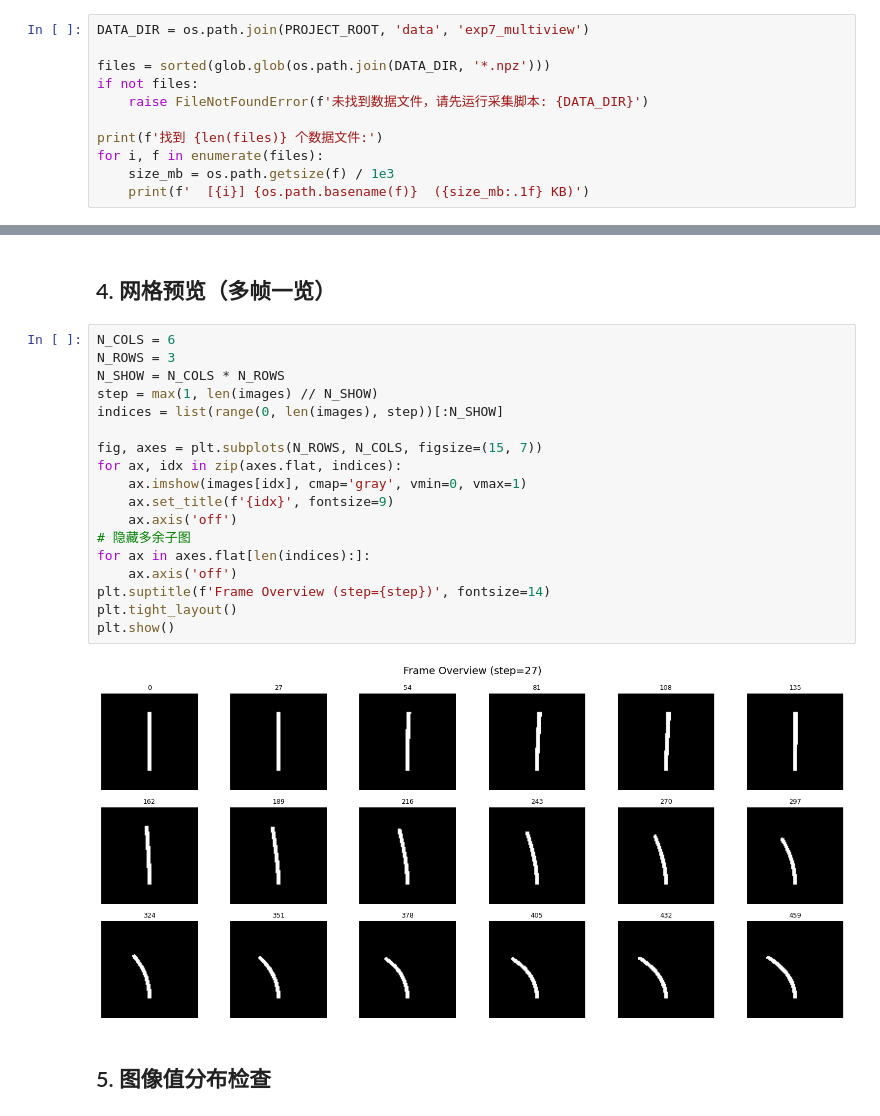
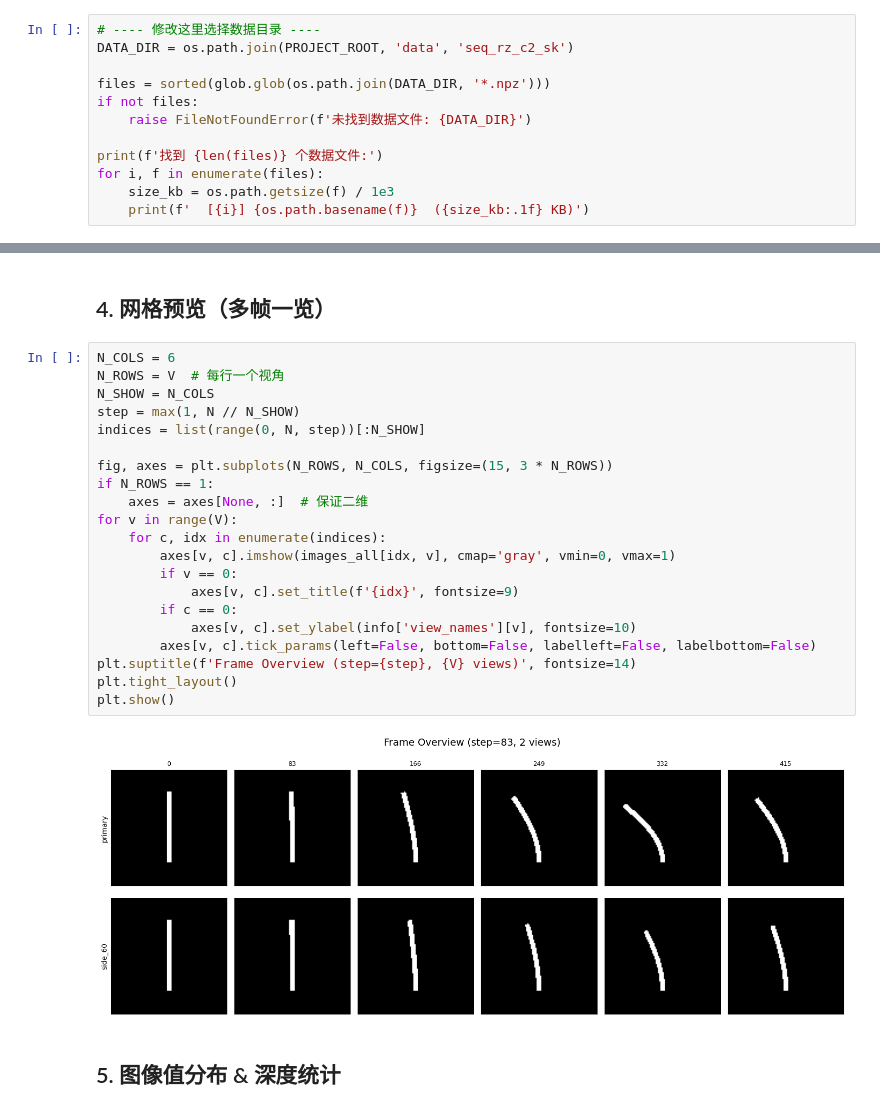
Before and after one commit to TofuR/SelfSoftRobot, a Jupyter notebook: notebooks/01_data_exploration.ipynb, the cells around one changed output, grey strips where cells are left out. Drawn from its saved outputs; the diff is of its cells as text.

```diff
--- a/notebooks/01_data_exploration.ipynb
+++ b/notebooks/01_data_exploration.ipynb
@@ -17,14 +21,15 @@ if PROJECT_ROOT not in sys.path:
 # %% [markdown]
 ## 1. 选择并加载数据文件
 # %%
-DATA_DIR = os.path.join(PROJECT_ROOT, 'data', 'exp7_multiview')
+# ---- 修改这里选择数据目录 ----
+DATA_DIR = os.path.join(PROJECT_ROOT, 'data', 'seq_rz_c2_sk')
 
 files = sorted(glob.glob(os.path.join(DATA_DIR, '*.npz')))
 if not files:
-    raise FileNotFoundError(f'未找到数据文件，请先运行采集脚本: {DATA_DIR}')
+    raise FileNotFoundError(f'未找到数据文件: {DATA_DIR}')
 
 print(f'找到 {len(files)} 个数据文件:')
 for i, f in enumerate(files):
-    size_mb = os.path.getsize(f) / 1e3
-    print(f'  [{i}] {os.path.basename(f)}  ({size_mb:.1f} KB)')
+    size_kb = os.path.getsize(f) / 1e3
+    print(f'  [{i}] {os.path.basename(f)}  ({size_kb:.1f} KB)')
 # %% [output]
@@ -117,24 +258,27 @@ on_slider_change(None)
 ## 4. 网格预览（多帧一览）
 # %%
 N_COLS = 6
-N_ROWS = 3
-N_SHOW = N_COLS * N_ROWS
-step = max(1, len(images) // N_SHOW)
-indices = list(range(0, len(images), step))[:N_SHOW]
+N_ROWS = V  # 每行一个视角
+N_SHOW = N_COLS
+step = max(1, N // N_SHOW)
+indices = list(range(0, N, step))[:N_SHOW]
 
-fig, axes = plt.subplots(N_ROWS, N_COLS, figsize=(15, 7))
-for ax, idx in zip(axes.flat, indices):
-    ax.imshow(images[idx], cmap='gray', vmin=0, vmax=1)
-    ax.set_title(f'{idx}', fontsize=9)
-    ax.axis('off')
-# 隐藏多余子图
-for ax in axes.flat[len(indices):]:
-    ax.axis('off')
-plt.suptitle(f'Frame Overview (step={step})', fontsize=14)
+fig, axes = plt.subplots(N_ROWS, N_COLS, figsize=(15, 3 * N_ROWS))
+if N_ROWS == 1:
+    axes = axes[None, :]  # 保证二维
+for v in range(V):
+    for c, idx in enumerate(indices):
+        axes[v, c].imshow(images_all[idx, v], cmap='gray', vmin=0, vmax=1)
+        if v == 0:
+            axes[v, c].set_title(f'{idx}', fontsize=9)
+        if c == 0:
+            axes[v, c].set_ylabel(info['view_names'][v], fontsize=10)
+        axes[v, c].tick_params(left=False, bottom=False, labelleft=False, labelbottom=False)
+plt.suptitle(f'Frame Overview (step={step}, {V} views)', fontsize=14)
 plt.tight_layout()
 plt.show()
 # %% [output]
-[figure, old version]
+[figure, new version]
 # %% [markdown]
-## 5. 图像值分布检查
+## 5. 图像值分布 & 深度统计
 # %%
```
Also changed, not shown: parts of 13 cells of this notebook, 2 other files.
